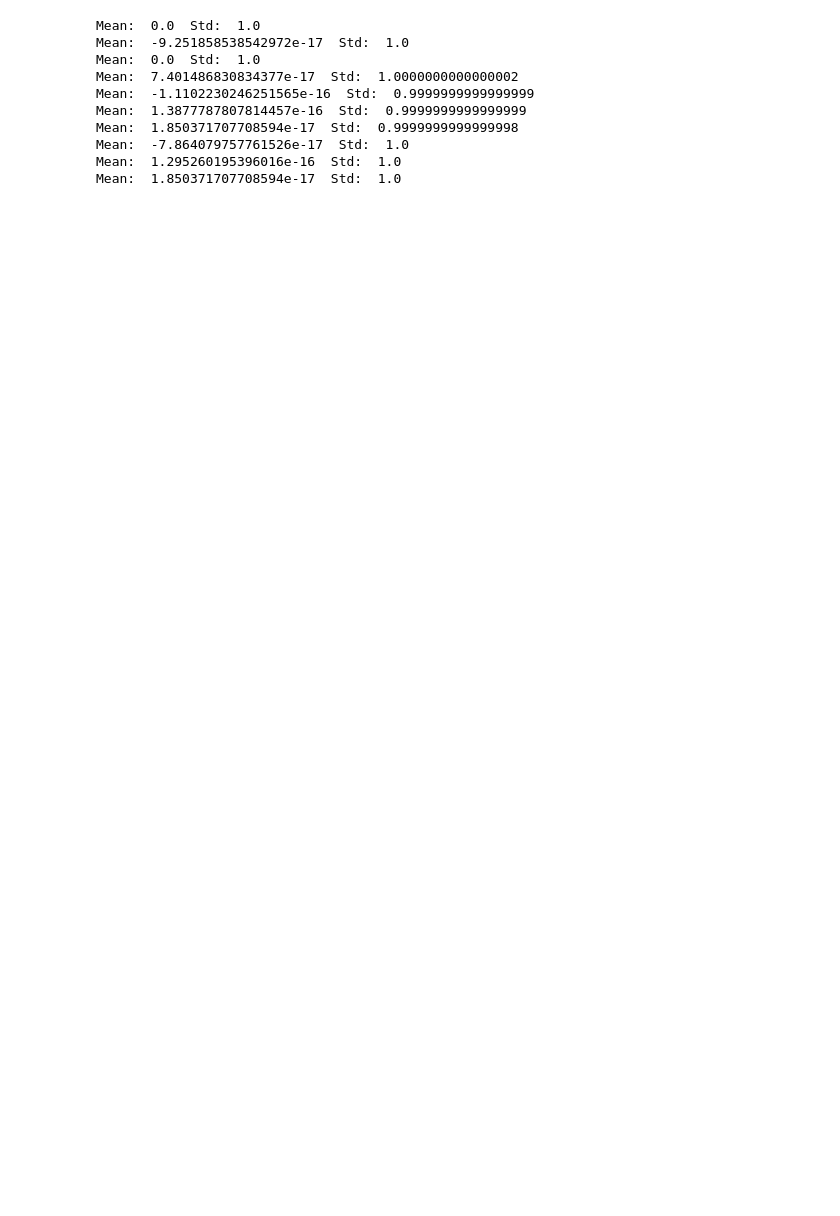
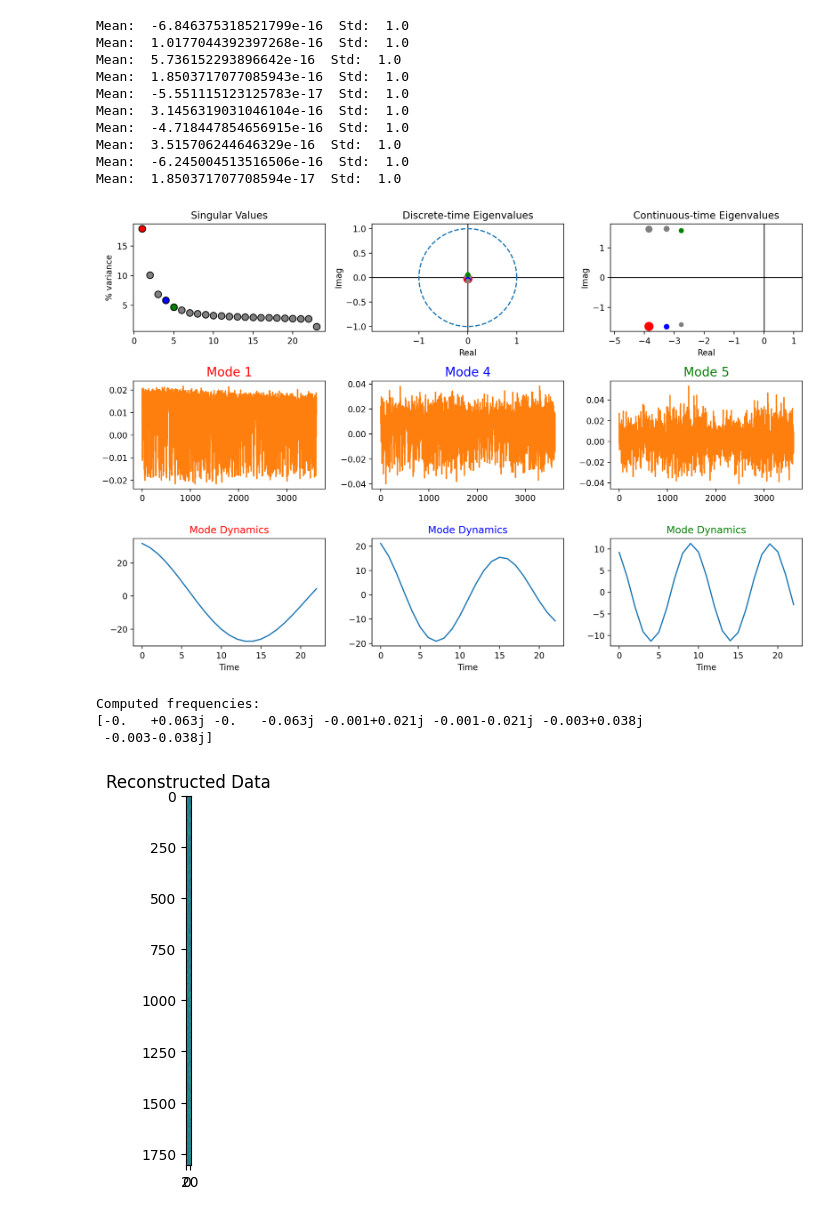
Before and after one commit to fmenol/transcriptome-dynamics-dmd-observability, a Jupyter notebook: bopdmd_analysis.ipynb, the cells around one changed output. Saved outputs shown, nothing was run; the diff lists cells and outputs as text; code cells hidden in the pictures; blank space fills up the shorter version.

```diff
--- a/bopdmd_analysis.ipynb
+++ b/bopdmd_analysis.ipynb
@@ -10,5 +10,6 @@ from pydmd.plotter import plot_eigs
 from pydmd.plotter import plot_summary
 from pydmd.preprocessing.hankel import hankel_preprocessing
 # %%
-data = pd.read_csv('cdii.csv').drop(columns=['Unnamed: 0'])
-data = deepcopy()
+_ = pd.read_csv('cdii.csv').drop(columns=['Unnamed: 0'])
+Xn = _.T.values
+t = np.linspace(0,230, 24)
@@ -29,14 +16,34 @@ data = deepcopy()
 # %%
 for i in np.random.choice(1807, size=10):
-    print("Mean: ", np.mean(data.values[i,:]), " Std: ", np.std(data.values[i,:]))
+    print("Mean: ", np.mean(Xn[:,i]), " Std: ", np.std(Xn[:,]))
 # %% [output]
-Mean:  0.0  Std:  1.0
-Mean:  -9.251858538542972e-17  Std:  1.0
-Mean:  0.0  Std:  1.0
-Mean:  7.401486830834377e-17  Std:  1.0000000000000002
-Mean:  -1.1102230246251565e-16  Std:  0.9999999999999999
-Mean:  1.3877787807814457e-16  Std:  0.9999999999999999
-Mean:  1.850371707708594e-17  Std:  0.9999999999999998
-Mean:  -7.864079757761526e-17  Std:  1.0
-Mean:  1.295260195396016e-16  Std:  1.0
+Mean:  -6.846375318521799e-16  Std:  1.0
+Mean:  1.0177044392397268e-16  Std:  1.0
+Mean:  5.736152293896642e-16  Std:  1.0
+Mean:  1.8503717077085943e-16  Std:  1.0
+Mean:  -5.551115123125783e-17  Std:  1.0
+Mean:  3.1456319031046104e-16  Std:  1.0
+Mean:  -4.718447854656915e-16  Std:  1.0
+Mean:  3.515706244646329e-16  Std:  1.0
+Mean:  -6.245004513516506e-16  Std:  1.0
 Mean:  1.850371707708594e-17  Std:  1.0
+# %%
+delay_optdmd = hankel_preprocessing(BOPDMD(svd_rank=6, num_trials=0), d=2)
+
+delay_optdmd.fit(Xn.T, t=t[1:])
+plot_summary(delay_optdmd, index_modes=[0,3,4], order='F') # pick correct modes
+
+print("Computed frequencies:")
+print(np.round(delay_optdmd.eigs, decimals=3))
+plt.title("Reconstructed Data")
+plt.imshow(delay_optdmd.reconstructed_data.real)
+plt.show()
+plt.title("Ground Truth Data")
+plt.imshow(Xn.T)
+plt.show()
+# %% [output]
+[figure, added]
+Computed frequencies:
+[-0.   +0.063j -0.   -0.063j -0.001+0.021j -0.001-0.021j -0.003+0.038j
+ -0.003-0.038j]
+[figure, added]
```
Also changed, not shown: parts of 16 cells of this notebook, 2 other files.
